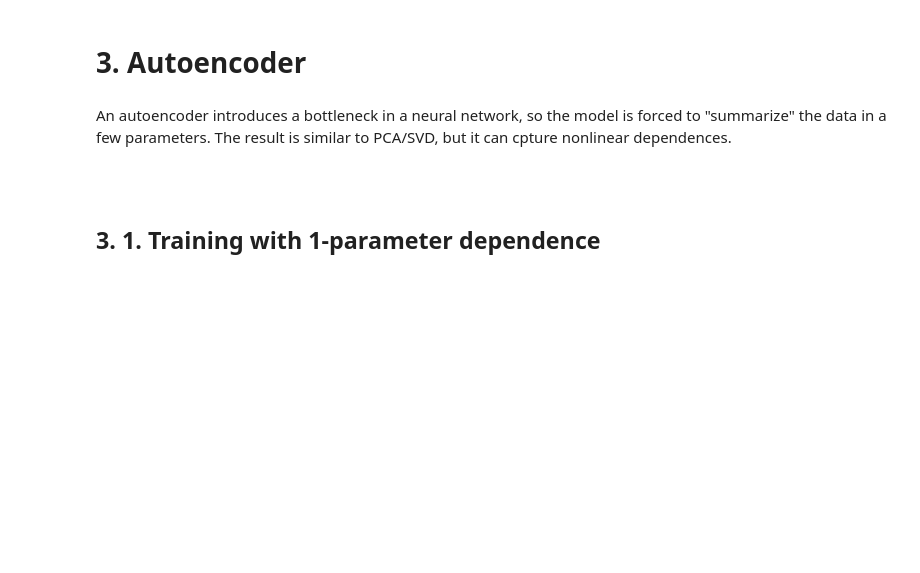
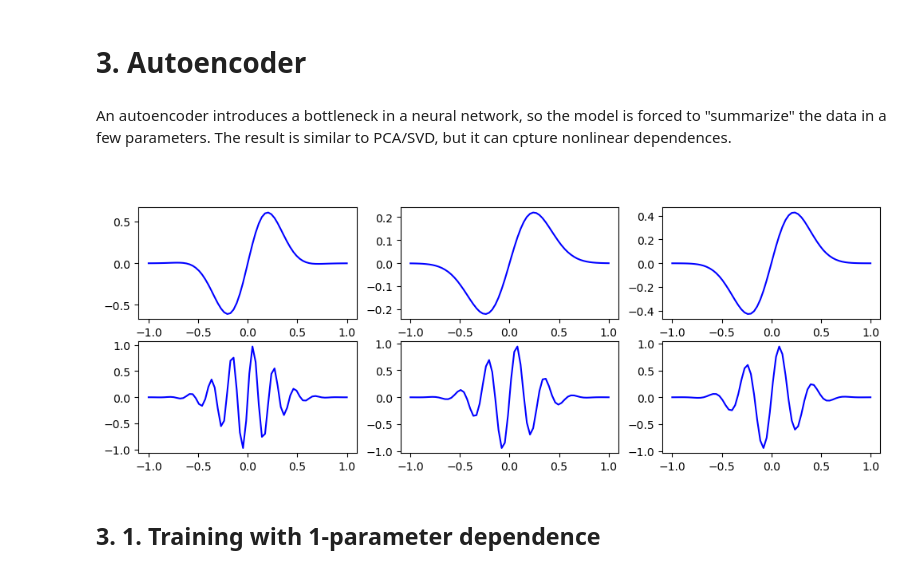
Before and after one commit to raimonluna/MachineLearningForStrongGravity, a Jupyter notebook: Lecture2_Autoencoders_and_Generative_Adversarial_Networks.ipynb, the cells around one changed output. Saved outputs shown, nothing was run; the diff lists cells and outputs as text; code cells hidden in the pictures; blank space fills up the shorter version.

```diff
--- a/Lecture2_Autoencoders_and_Generative_Adversarial_Networks.ipynb
+++ b/Lecture2_Autoencoders_and_Generative_Adversarial_Networks.ipynb
@@ -136,11 +150,16 @@ def show_some_cases(dataset1, dataset2 = None):
 # %%
 x       = np.linspace(-1, 1, wave_size, dtype = np.float32)
 randoms = 5 * np.random.rand(num_samples)
 data    = torch.tensor(np.array([ \
                                  np.sin(2 * k * np.pi * x) * np.exp(- 8 * x**2 )  \
                                  for k in randoms])).reshape(num_samples, 1, wave_size)
 
-show_some_cases(data)
+data_train, data_test = data[: 3 * num_samples //4, :], data[3 * num_samples //4:, :]
+randoms_train         = randoms[: 3 * num_samples //4]
+
+show_some_cases(data_train)
+# %% [output]
+[figure, added]
 # %%
 class AutoEncoder(nn.Module):
     def __init__(self):
```
Also changed, not shown: parts of 15 cells of this notebook, 3 other files.
